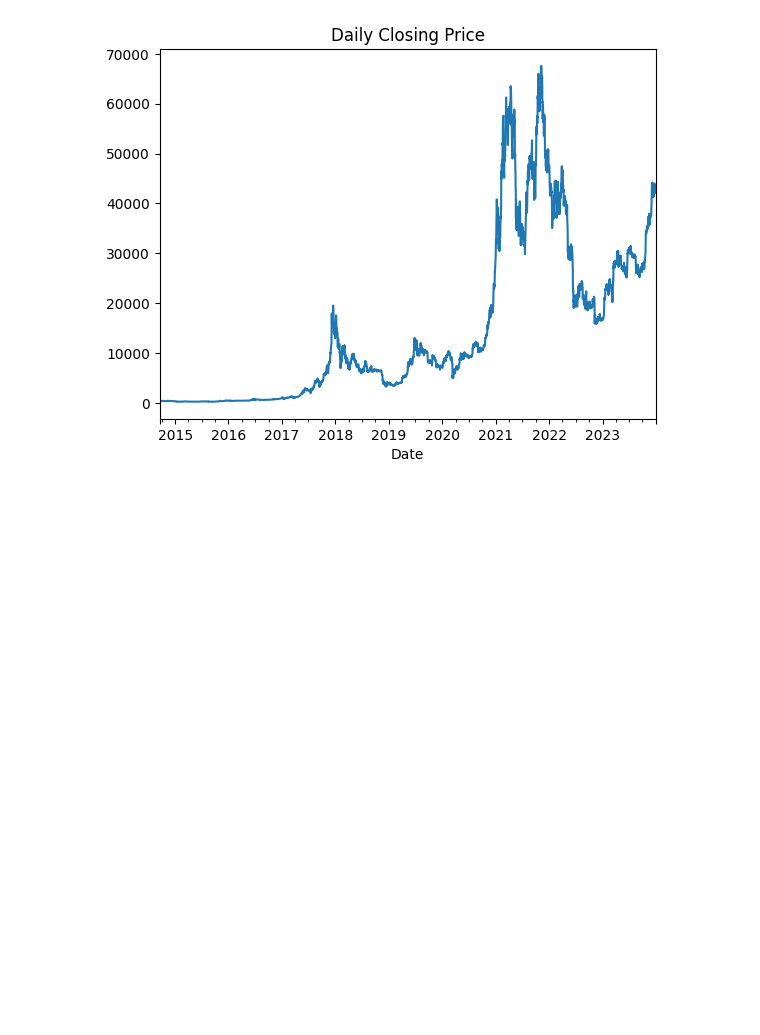
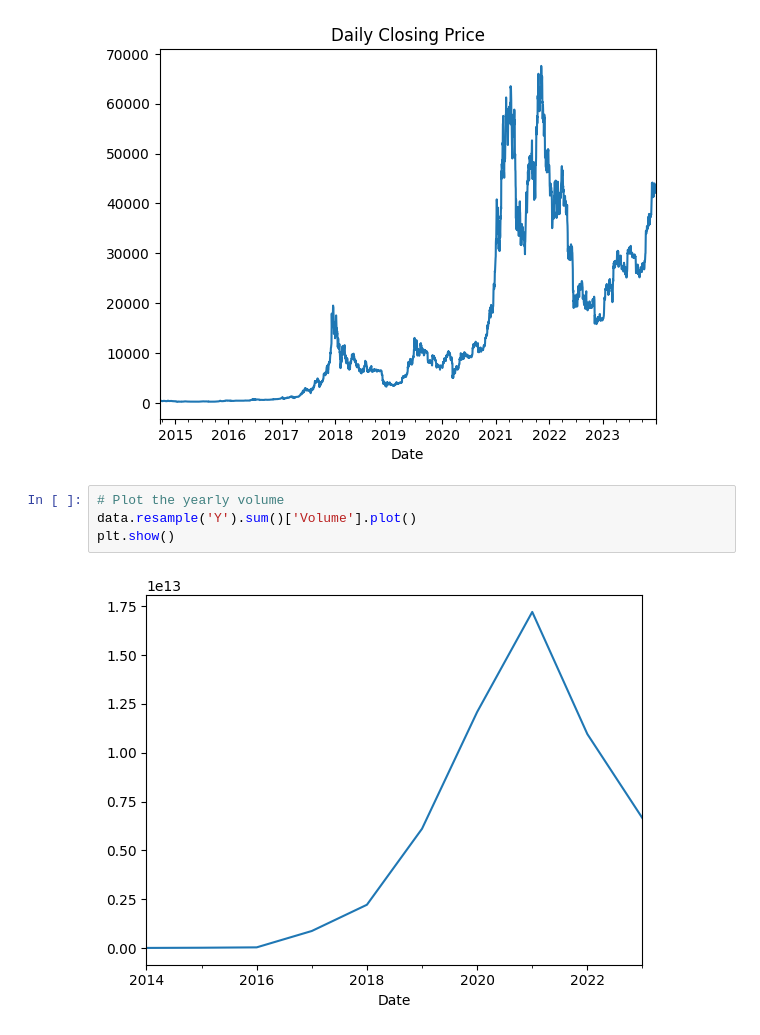
Before and after one commit to ReinerJasin/learn_time_series, a Jupyter notebook: project/intro.ipynb, the cells around one changed output. Cells and saved outputs as stored; diff of their text form; blank space fills up the shorter version.

Commit message:
feat: Data Visualization part

```diff
--- a/project/intro.ipynb
+++ b/project/intro.ipynb
@@ -151,3 +151,9 @@ data['Close'].plot(title='Daily Closing Price')
 plt.show()
 # %% [output]
 [figure]
+# %%
+# Plot the yearly volume
+data.resample('Y').sum()['Volume'].plot()
+plt.show()
+# %% [output]
+[figure, added]
```
Also changed, not shown: parts of 3 cells of this notebook.
